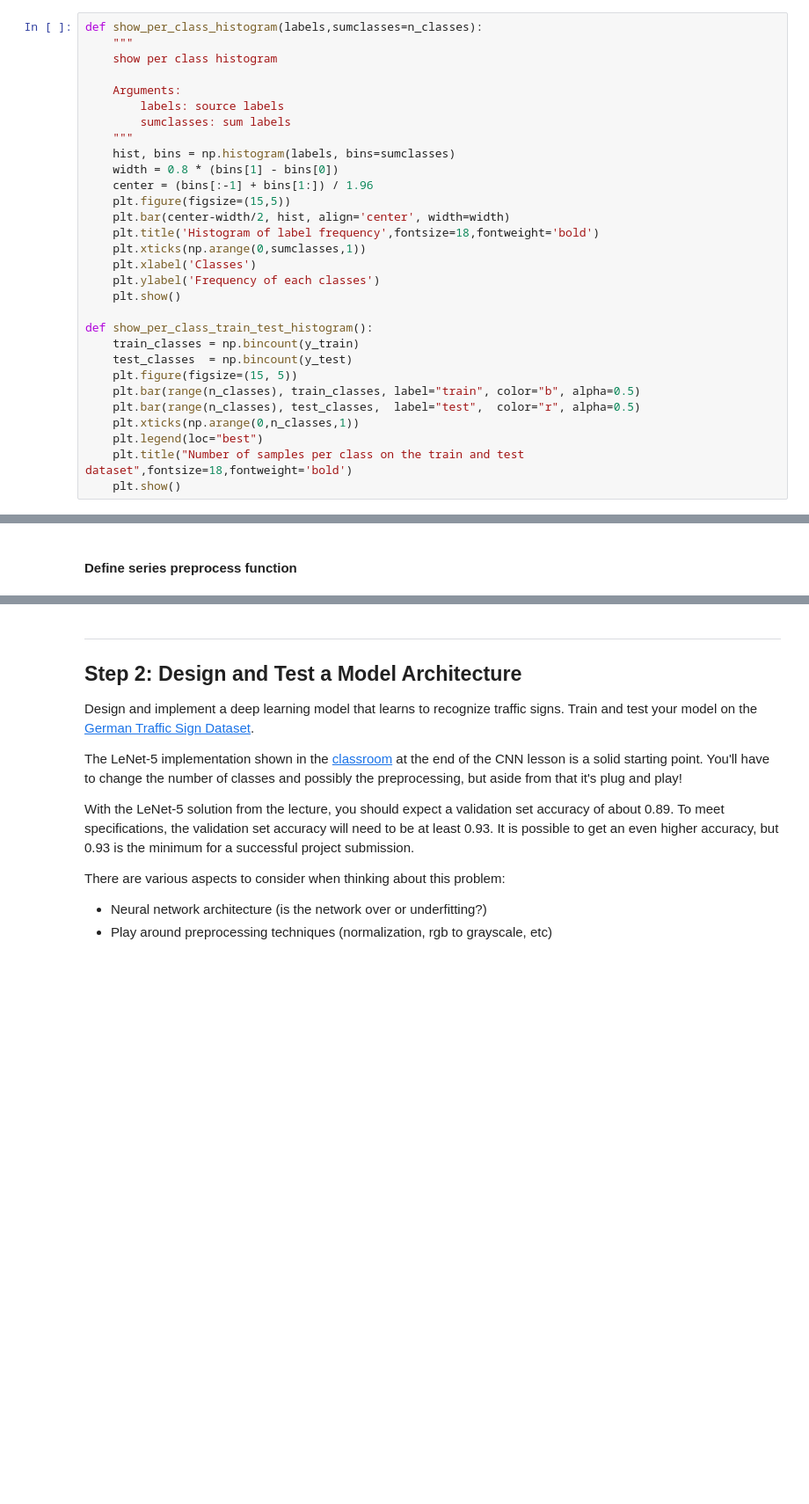
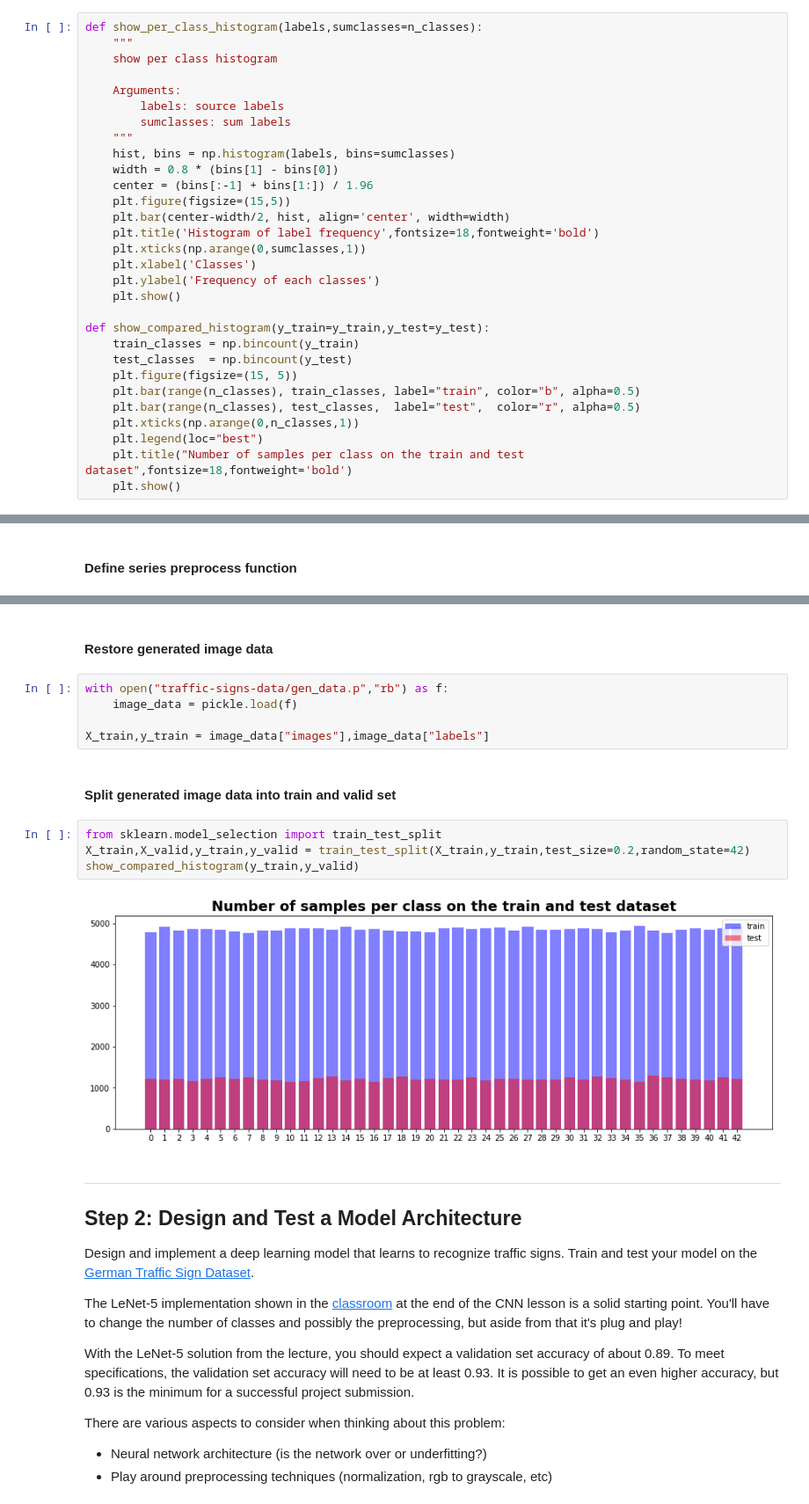
Before and after one commit to aimuch/CarND-Traffic-Sign-Classifier-Project, a Jupyter notebook: Traffic_Sign_Classifier.ipynb, the cells around one changed output, grey strips where cells are left out. Shown at 88% size. Cells and saved outputs as stored; diff of their text form; blank space fills up the shorter version.

```diff
--- a/Traffic_Sign_Classifier.ipynb
+++ b/Traffic_Sign_Classifier.ipynb
@@ -246,7 +246,7 @@ def show_per_class_histogram(labels,sumclasses=n_classes):
     plt.ylabel('Frequency of each classes')
     plt.show()
 
-def show_per_class_train_test_histogram():
+def show_compared_histogram(y_train=y_train,y_test=y_test):
     train_classes = np.bincount(y_train)
     test_classes  = np.bincount(y_test)
     plt.figure(figsize=(15, 5))
@@ -302,3 +452,18 @@ np.uint8(257)
+# %% [markdown]
+#### Restore generated image data
+# %%
+with open("traffic-signs-data/gen_data.p","rb") as f:
+    image_data = pickle.load(f)
+
+X_train,y_train = image_data["images"],image_data["labels"]
+# %% [markdown]
+#### Split generated image data into train and valid set
+# %%
+from sklearn.model_selection import train_test_split
+X_train,X_valid,y_train,y_valid = train_test_split(X_train,y_train,test_size=0.2,random_state=42)
+show_compared_histogram(y_train,y_valid)
+# %% [output]
+[figure, added]
 # %% [markdown]
 ----
 
```
Also changed, not shown: parts of 34 cells of this notebook.
